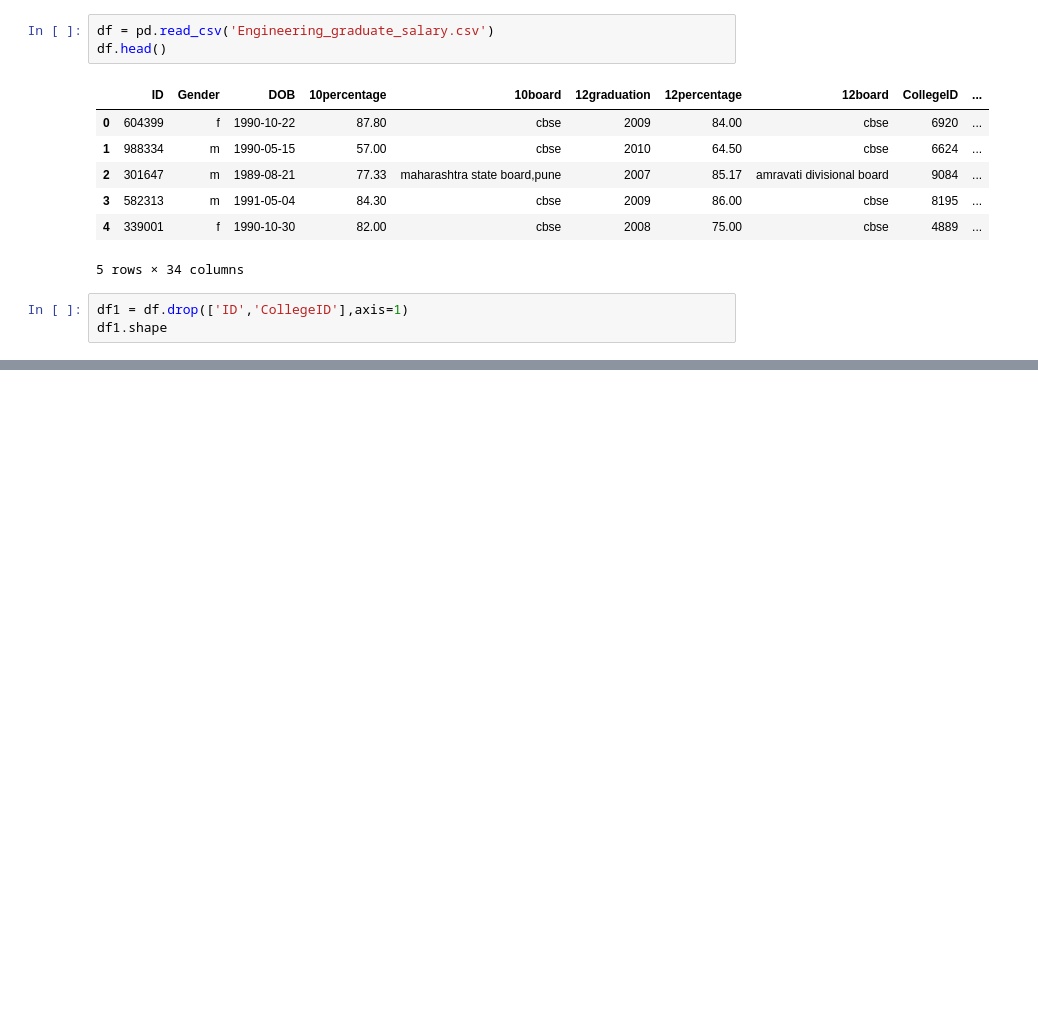
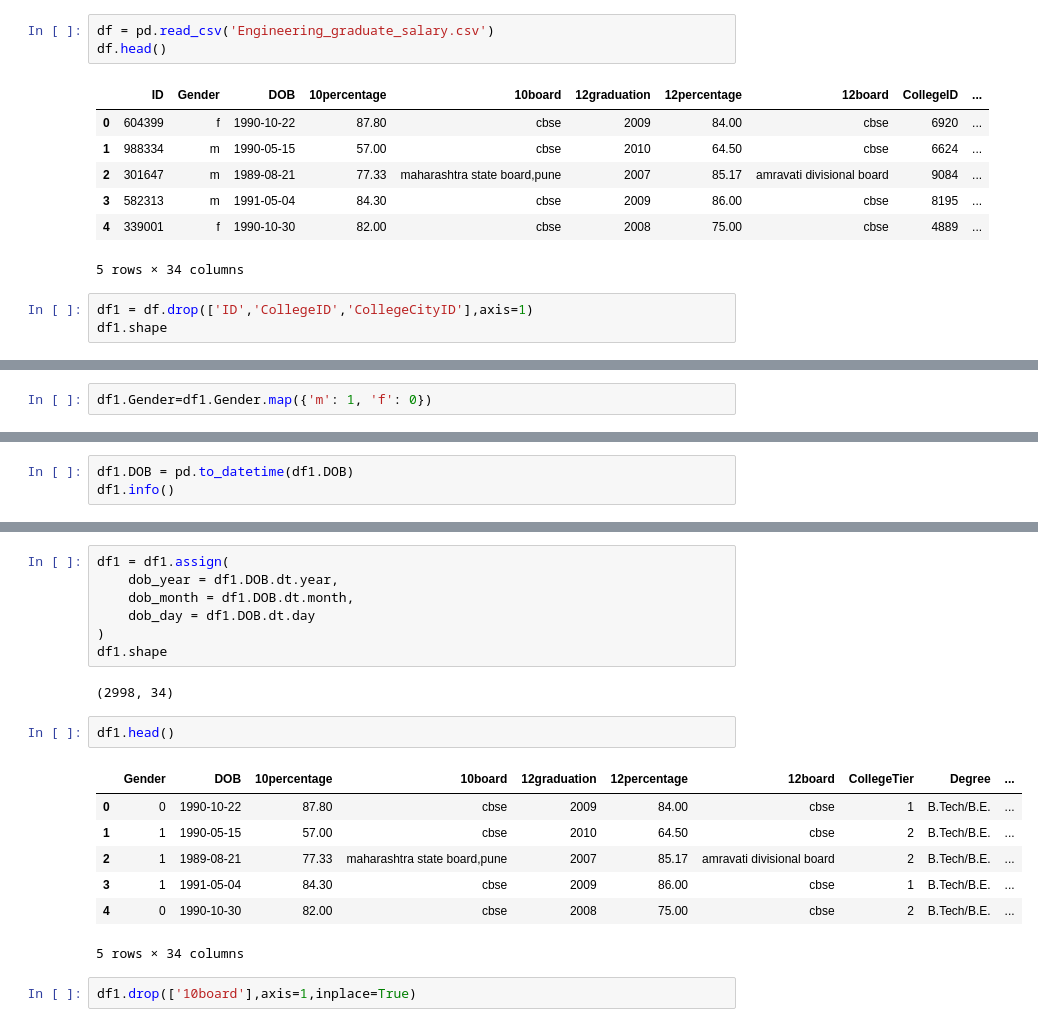
Before and after one commit to Sharzzz001/Machine-Learning-Applications-and-Kaggle-Competitions, a Jupyter notebook: Self-Projects/Engineering Salary Prediction/main.ipynb, the cells around one changed output, grey strips where cells are left out. Saved outputs shown, nothing was run; the diff lists cells and outputs as text; blank space fills up the shorter version.

```diff
--- a/Self-Projects/Engineering Salary Prediction/main.ipynb
+++ b/Self-Projects/Engineering Salary Prediction/main.ipynb
@@ -18,6 +18,6 @@ df.head()
 | 4 | 339001 | f | 1990-10-30 | 82.00 | cbse | 2008 | 75.00 | cbse | 4889 | ... |
 5 rows × 34 columns
 # %%
-df1 = df.drop(['ID','CollegeID'],axis=1)
+df1 = df.drop(['ID','CollegeID','CollegeCityID'],axis=1)
 df1.shape
 # %% [output]
@@ -54,0 +81,2 @@ memory usage: 749.6+ KB
+# %%
+df1.Gender=df1.Gender.map({'m': 1, 'f': 0})
@@ -54,0 +109,3 @@ memory usage: 749.6+ KB
+# %%
+df1.DOB = pd.to_datetime(df1.DOB)
+df1.info()
@@ -54,0 +130,21 @@ memory usage: 749.6+ KB
+# %%
+df1 = df1.assign(
+    dob_year = df1.DOB.dt.year,
+    dob_month = df1.DOB.dt.month,
+    dob_day = df1.DOB.dt.day
+)
+df1.shape
+# %% [output]
+(2998, 34)
+# %%
+df1.head()
+# %% [output]
+|  | Gender | DOB | 10percentage | 10board | 12graduation | 12percentage | 12board | CollegeTier | Degree | ... |
+| 0 | 0 | 1990-10-22 | 87.80 | cbse | 2009 | 84.00 | cbse | 1 | B.Tech/B.E. | ... |
+| 1 | 1 | 1990-05-15 | 57.00 | cbse | 2010 | 64.50 | cbse | 2 | B.Tech/B.E. | ... |
+| 2 | 1 | 1989-08-21 | 77.33 | maharashtra state board,pune | 2007 | 85.17 | amravati divisional board | 2 | B.Tech/B.E. | ... |
+| 3 | 1 | 1991-05-04 | 84.30 | cbse | 2009 | 86.00 | cbse | 1 | B.Tech/B.E. | ... |
+| 4 | 0 | 1990-10-30 | 82.00 | cbse | 2008 | 75.00 | cbse | 2 | B.Tech/B.E. | ... |
+5 rows × 34 columns
+# %%
+df1.drop(['10board'],axis=1,inplace=True)
```
Also changed, not shown: parts of 21 cells of this notebook.
